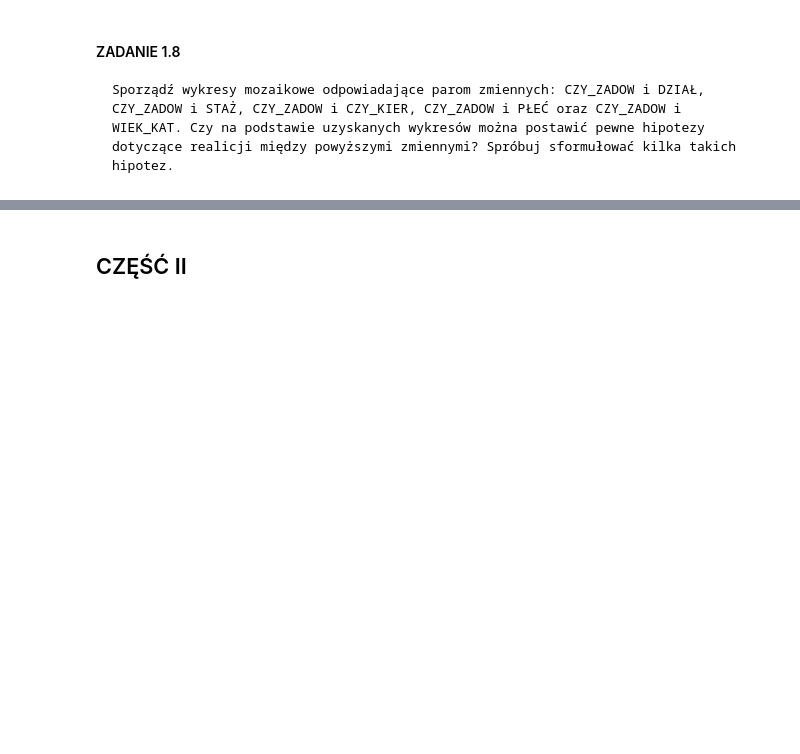
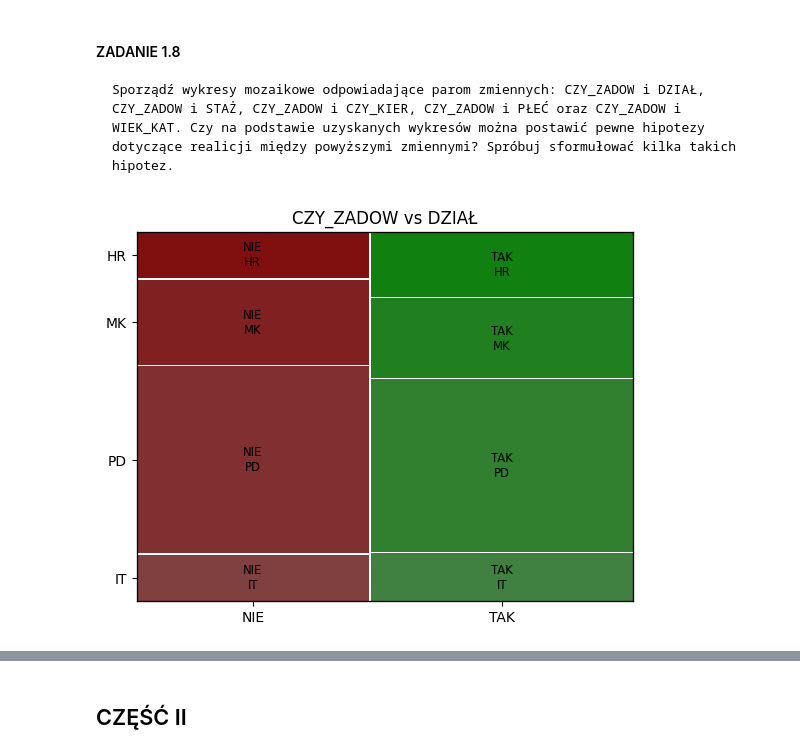
Before and after one commit to Jagaxxx/ADA_raporty, a Jupyter notebook: raport1/raport_l1.ipynb, the cells around one changed output, grey strips where cells are left out. Drawn from its saved outputs; the diff is of its cells as text; code cells hidden in the pictures; blank space fills up the shorter version.

```diff
--- a/raport1/raport_l1.ipynb
+++ b/raport1/raport_l1.ipynb
@@ -33,3 +244,11 @@ import plot_likert
 # %% [markdown]
 #### ZADANIE 1.7
      Utwórz zmienną CZY_ZADOW na podstawie zmiennej PYT_2 łącząc kategorie "nie zgadzam się" i "zdecydowanie się nie zgadzam" oraz "zgadzam się" i "zdecydowanie się zgadzam".
+# %%
+def is_satisfied(satisfaction_lvl):
+    if satisfaction_lvl == -2 or satisfaction_lvl == -1:
+        return 'NIE'
+    else:
+        return 'TAK'
+
+data["CZY_ZADOW"] = data["PYT_2"].apply(is_satisfied)
@@ -36,3 +264,8 @@ import plot_likert
 # %% [markdown]
 #### ZADANIE 1.8
     Sporządź wykresy mozaikowe odpowiadające parom zmiennych: CZY_ZADOW i DZIAŁ, CZY_ZADOW i STAŻ, CZY_ZADOW i CZY_KIER, CZY_ZADOW i PŁEĆ oraz CZY_ZADOW i WIEK_KAT. Czy na podstawie uzyskanych wykresów można postawić pewne hipotezy dotyczące realicji między powyższymi zmiennymi? Spróbuj sformułować kilka takich hipotez.
+# %%
+mosaic(data, ['CZY_ZADOW', 'DZIAŁ'], title='CZY_ZADOW vs DZIAŁ')
+plt.show()
+# %% [output]
+[figure, added]
```
Also changed, not shown: parts of 40 cells of this notebook.
